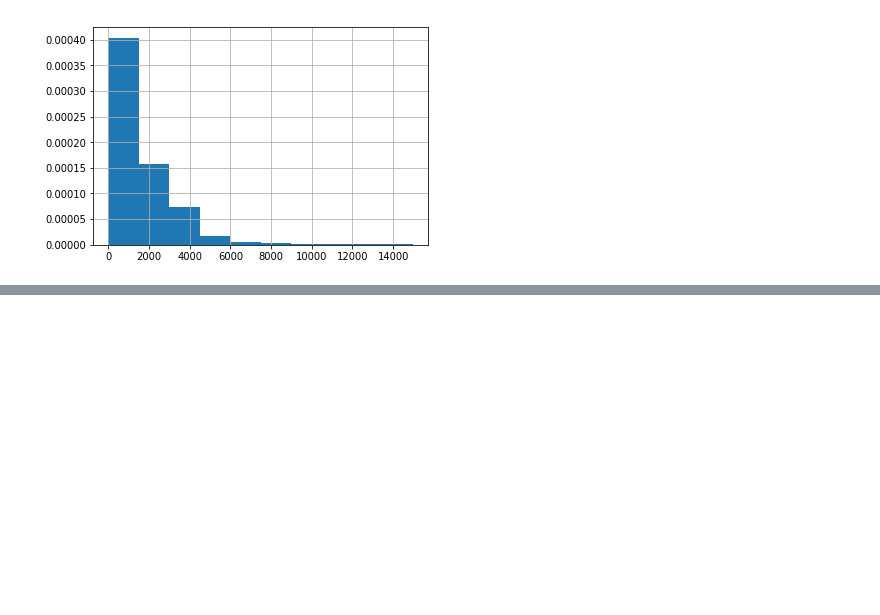
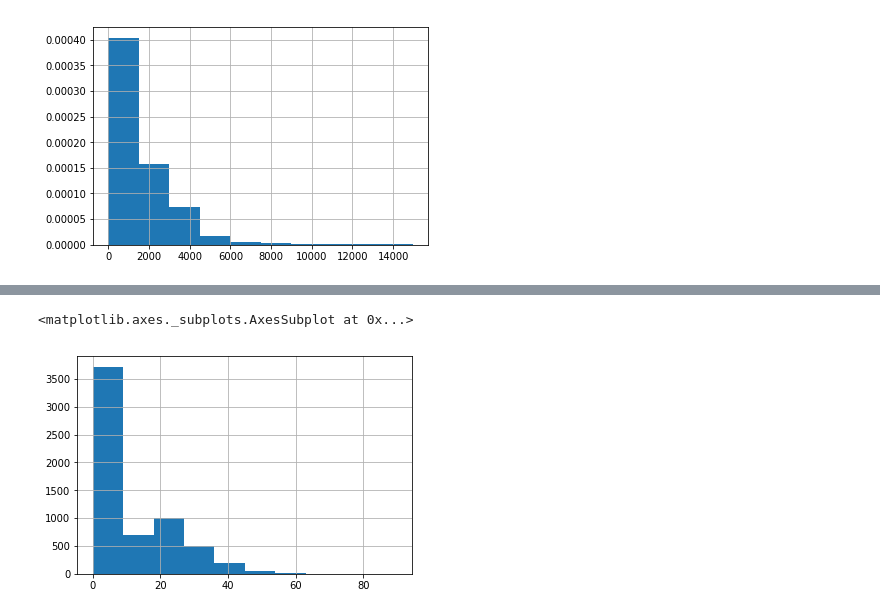
Before and after one commit to jrosenfeld13/capstone-deep-lyrics, a Jupyter notebook: notebooks/1.0-eda-lyrics-10k-subset.ipynb, the cells around one changed output, grey strips where cells are left out. Cells and saved outputs as stored; diff of their text form; code cells hidden in the pictures; blank space fills up the shorter version.

```diff
--- a/notebooks/1.0-eda-lyrics-10k-subset.ipynb
+++ b/notebooks/1.0-eda-lyrics-10k-subset.ipynb
@@ -166,0 +195,28 @@ array(['https://genius.com/Hot-boys-young-riders-lyrics'], dtype=object)
+# %%
+def join_strings(row):
+    if isinstance(row, list):
+        return ' '.join(row)
+    else:
+        return np.nan
+
+# parse search term
+df_msd2['search'] = df_msd2.artist.apply(scr.remove_parentheses).str.lower() +\
+' ' + df_msd2.title.astype(str).apply(scr.remove_parentheses).str.lower()
+
+# parase song url
+df_msd2['url2'] = df_msd2.song_url.str.extract('https://genius.com/(.+)', expand=False)\
+                  .str.extract('(.*)-lyrics', expand=False)\
+                  .str.split('-')\
+                  .apply(join_strings)\
+                  .str.lower()
+
+df_msd2['lev_dist'] = df_msd2[['search','url2']]\
+                      .apply(lambda x: levenshtein(*x) if not pd.isnull(x).any() else np.nan, axis=1)
+
+df_msd2['jac_dist'] = df_msd2[['search','url2']]\
+                      .apply(lambda x: DistJaccard(*x) if not pd.isnull(x).any() else np.nan, axis=1)
+# %%
+df_msd2.lev_dist.hist()
+# %% [output]
+<matplotlib.axes._subplots.AxesSubplot at 0x...>
+[figure, added]
```
Also changed, not shown: parts of 14 cells of this notebook, 1 other file.
